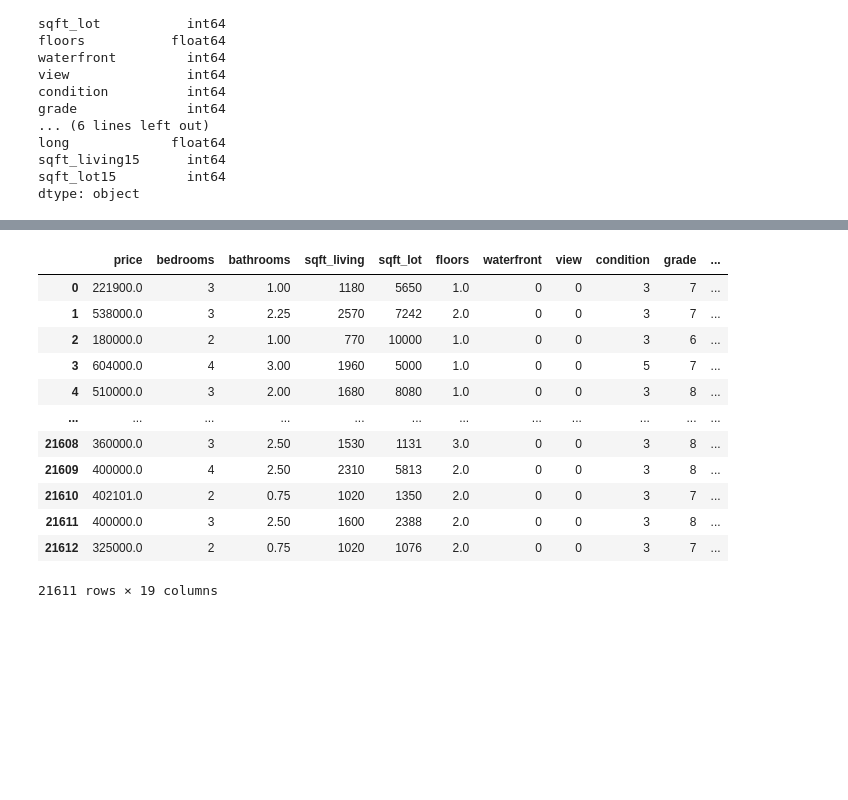
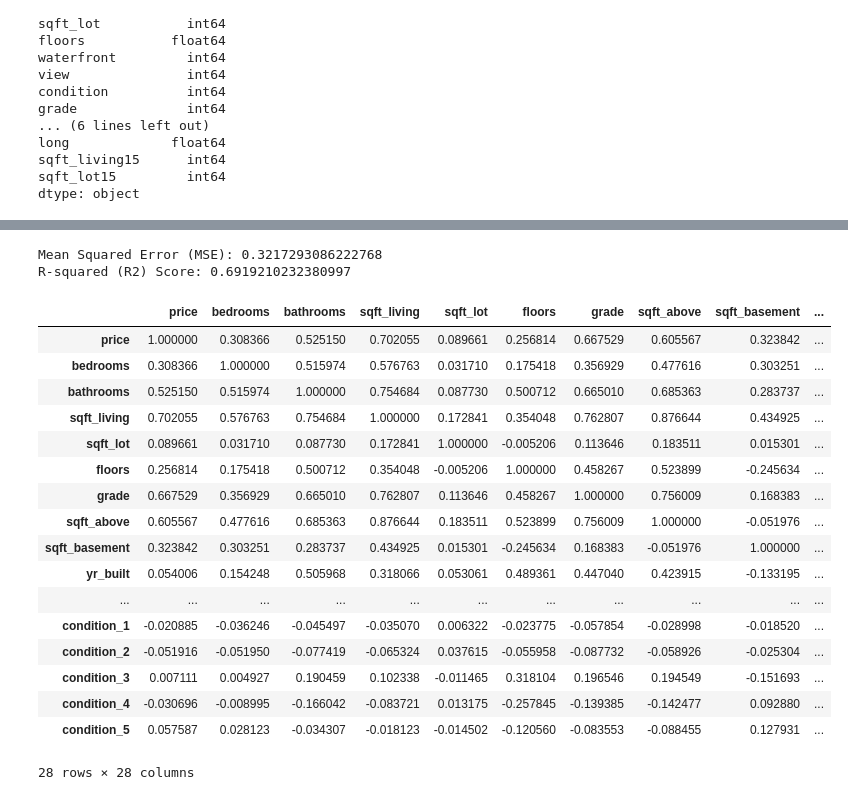
Before and after one commit to Underemployed/Simple-Linear-Regression, a Jupyter notebook: Multiple Linear Regression/Multiple Linear Regression.ipynb, the cells around one changed output, grey strips where cells are left out. Drawn from its saved outputs; the diff is of its cells as text; code cells hidden in the pictures; blank space fills up the shorter version.

```diff
--- a/Multiple Linear Regression/Multiple Linear Regression.ipynb
+++ b/Multiple Linear Regression/Multiple Linear Regression.ipynb
@@ -50,0 +32,31 @@ X_train, X_test, y_train, y_test = train_test_split(X, y, test_size = 0.2, rando
+# %%
+df
+df = df.drop(['id','date'], axis = 1)
+# Drop rows with missing values
+df.dropna(inplace=True)
+
+
+
+#shuffling
+df = df.sample(frac=1, random_state=42)  # frac=1 shuffles the entire dataset
+
+
+#categoral values
+df = pd.get_dummies(df, columns=['waterfront', 'view', 'condition'])
+from sklearn.preprocessing import LabelEncoder
+
+
+df['view_0'] = df['view_0'].astype(int)
+df['view_1'] = df['view_1'].astype(int)
+df['view_2'] = df['view_2'].astype(int)
+df['view_3'] = df['view_3'].astype(int)
+df['view_4'] = df['view_4'].astype(int)
+df['condition_1'] = df['condition_1'].astype(int)
+df['condition_2'] = df['condition_2'].astype(int)
+df['condition_3'] = df['condition_3'].astype(int)
+df['condition_4'] = df['condition_4'].astype(int)
+df['condition_5'] = df['condition_5'].astype(int)
+
+label_encoder = LabelEncoder()
+df['grade'] = label_encoder.fit_transform(df['grade'])
+df.dtypes
@@ -51,16 +119,33 @@ X_train, X_test, y_train, y_test = train_test_split(X, y, test_size = 0.2, rando
+# %%
+
+y_pred = model.predict(X_test)
+
+mse = mean_squared_error(y_test, y_pred)
+r2 = r2_score(y_test, y_pred)
+
+print(f"Mean Squared Error (MSE): {mse}")
+print(f"R-squared (R2) Score: {r2}")
+# %% [output]
+Mean Squared Error (MSE): 0.3217293086222768
+R-squared (R2) Score: 0.6919210232380997
 # %%
-df
+df.corr()
 # %% [output]
-|  | price | bedrooms | bathrooms | sqft_living | sqft_lot | floors | waterfront | view | condition | grade | ... |
-| 0 | 221900.0 | 3 | 1.00 | 1180 | 5650 | 1.0 | 0 | 0 | 3 | 7 | ... |
-| 1 | 538000.0 | 3 | 2.25 | 2570 | 7242 | 2.0 | 0 | 0 | 3 | 7 | ... |
-| 2 | 180000.0 | 2 | 1.00 | 770 | 10000 | 1.0 | 0 | 0 | 3 | 6 | ... |
-| 3 | 604000.0 | 4 | 3.00 | 1960 | 5000 | 1.0 | 0 | 0 | 5 | 7 | ... |
-| 4 | 510000.0 | 3 | 2.00 | 1680 | 8080 | 1.0 | 0 | 0 | 3 | 8 | ... |
-| ... | ... | ... | ... | ... | ... | ... | ... | ... | ... | ... | ... |
-| 21608 | 360000.0 | 3 | 2.50 | 1530 | 1131 | 3.0 | 0 | 0 | 3 | 8 | ... |
-| 21609 | 400000.0 | 4 | 2.50 | 2310 | 5813 | 2.0 | 0 | 0 | 3 | 8 | ... |
-| 21610 | 402101.0 | 2 | 0.75 | 1020 | 1350 | 2.0 | 0 | 0 | 3 | 7 | ... |
-| 21611 | 400000.0 | 3 | 2.50 | 1600 | 2388 | 2.0 | 0 | 0 | 3 | 8 | ... |
-| 21612 | 325000.0 | 2 | 0.75 | 1020 | 1076 | 2.0 | 0 | 0 | 3 | 7 | ... |
+|  | price | bedrooms | bathrooms | sqft_living | sqft_lot | floors | grade | sqft_above | sqft_basement | ... |
+| price | 1.000000 | 0.308366 | 0.525150 | 0.702055 | 0.089661 | 0.256814 | 0.667529 | 0.605567 | 0.323842 | ... |
+| bedrooms | 0.308366 | 1.000000 | 0.515974 | 0.576763 | 0.031710 | 0.175418 | 0.356929 | 0.477616 | 0.303251 | ... |
+| bathrooms | 0.525150 | 0.515974 | 1.000000 | 0.754684 | 0.087730 | 0.500712 | 0.665010 | 0.685363 | 0.283737 | ... |
+| sqft_living | 0.702055 | 0.576763 | 0.754684 | 1.000000 | 0.172841 | 0.354048 | 0.762807 | 0.876644 | 0.434925 | ... |
+| sqft_lot | 0.089661 | 0.031710 | 0.087730 | 0.172841 | 1.000000 | -0.005206 | 0.113646 | 0.183511 | 0.015301 | ... |
+| floors | 0.256814 | 0.175418 | 0.500712 | 0.354048 | -0.005206 | 1.000000 | 0.458267 | 0.523899 | -0.245634 | ... |
+| grade | 0.667529 | 0.356929 | 0.665010 | 0.762807 | 0.113646 | 0.458267 | 1.000000 | 0.756009 | 0.168383 | ... |
+| sqft_above | 0.605567 | 0.477616 | 0.685363 | 0.876644 | 0.183511 | 0.523899 | 0.756009 | 1.000000 | -0.051976 | ... |
+| sqft_basement | 0.323842 | 0.303251 | 0.283737 | 0.434925 | 0.015301 | -0.245634 | 0.168383 | -0.051976 | 1.000000 | ... |
+| yr_built | 0.054006 | 0.154248 | 0.505968 | 0.318066 | 0.053061 | 0.489361 | 0.447040 | 0.423915 | -0.133195 | ... |
+| ... | ... | ... | ... | ... | ... | ... | ... | ... | ... | ... |
+| condition_1 | -0.020885 | -0.036246 | -0.045497 | -0.035070 | 0.006322 | -0.023775 | -0.057854 | -0.028998 | -0.018520 | ... |
+| condition_2 | -0.051916 | -0.051950 | -0.077419 | -0.065324 | 0.037615 | -0.055958 | -0.087732 | -0.058926 | -0.025304 | ... |
+| condition_3 | 0.007111 | 0.004927 | 0.190459 | 0.102338 | -0.011465 | 0.318104 | 0.196546 | 0.194549 | -0.151693 | ... |
+| condition_4 | -0.030696 | -0.008995 | -0.166042 | -0.083721 | 0.013175 | -0.257845 | -0.139385 | -0.142477 | 0.092880 | ... |
+| condition_5 | 0.057587 | 0.028123 | -0.034307 | -0.018123 | -0.014502 | -0.120560 | -0.083553 | -0.088455 | 0.127931 | ... |
-21611 rows × 19 columns
+28 rows × 28 columns
```
Also changed, not shown: parts of 16 cells of this notebook.
